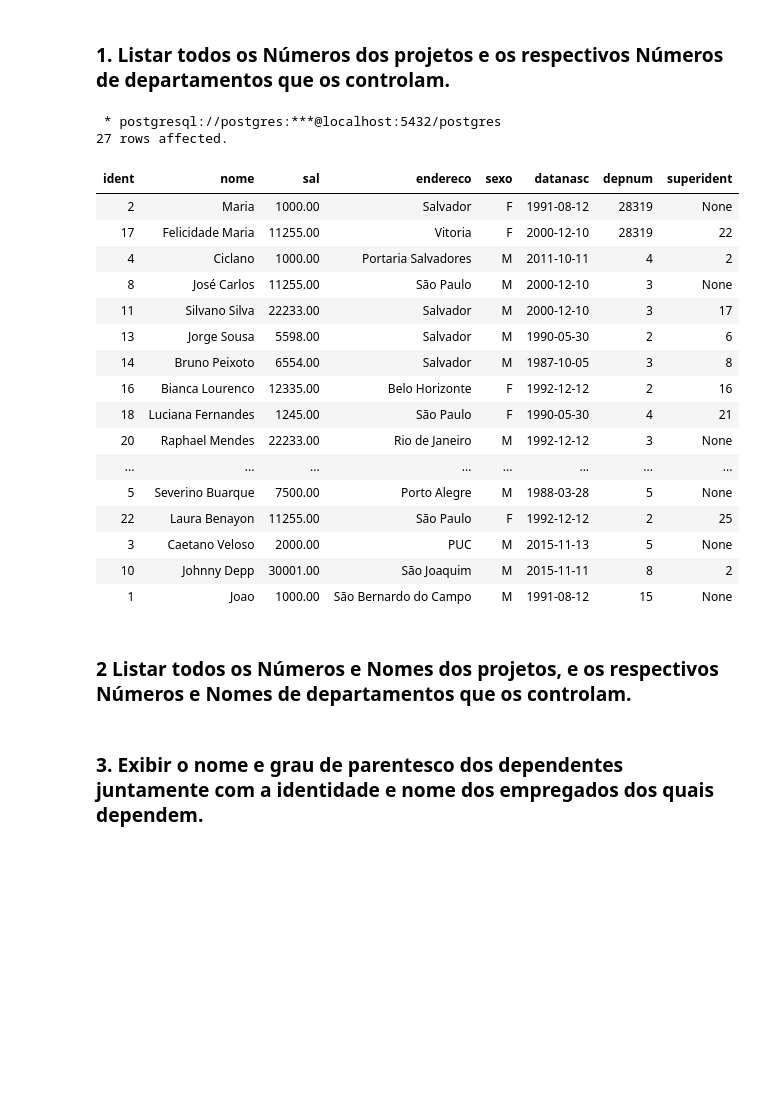
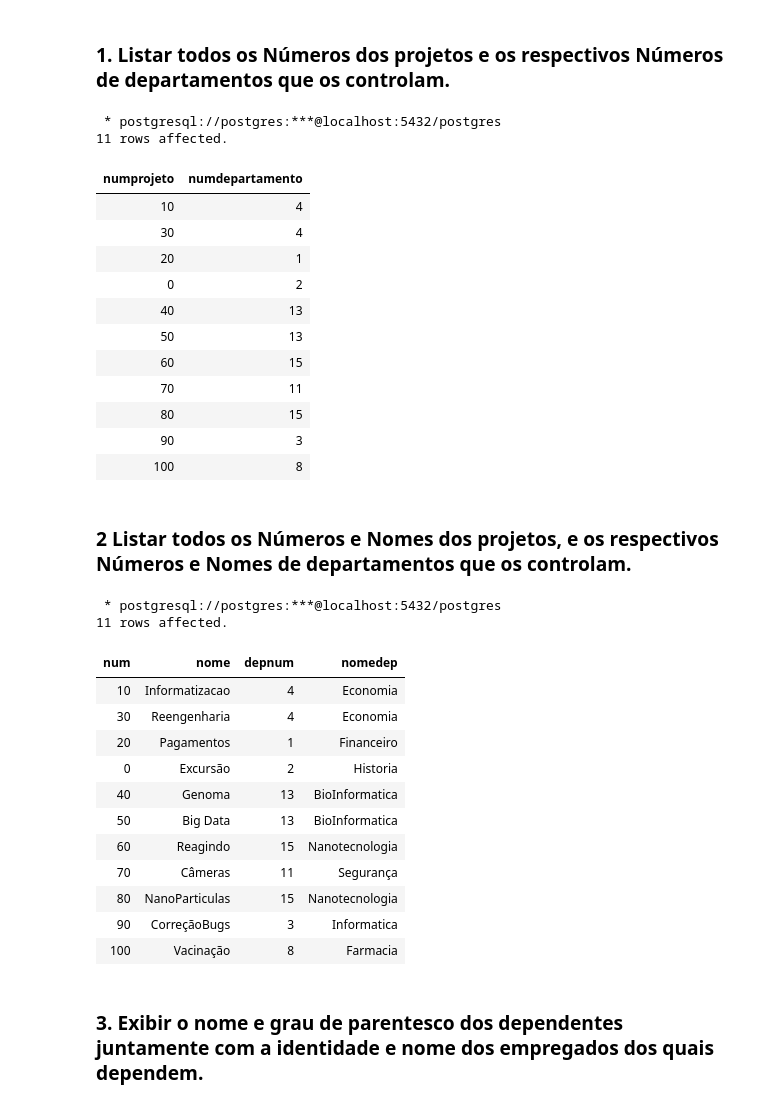
Before and after one commit to Cavalheiro93/PUCRio, a Jupyter notebook: banco-de-dados/BD_Aula3.ipynb, the cells around one changed output. Saved outputs shown, nothing was run; the diff lists cells and outputs as text; code cells hidden in the pictures; blank space fills up the shorter version.

```diff
--- a/banco-de-dados/BD_Aula3.ipynb
+++ b/banco-de-dados/BD_Aula3.ipynb
@@ -137,26 +138,22 @@ WHERE  depnum in (SELECT num
 ### 1. Listar todos os Números dos projetos e os respectivos Números de departamentos que os controlam.
 # %%
 %%sql
-SELECT * FROM empregado
+SELECT num NumProjeto, depnum NumDepartamento
+FROM PROJETO
 # %% [output]
  * postgresql://postgres:***@localhost:5432/postgres
-27 rows affected.
+11 rows affected.
-| ident | nome | sal | endereco | sexo | datanasc | depnum | superident |
-| 2 | Maria | 1000.00 | Salvador | F | 1991-08-12 | 28319 | None |
-| 17 | Felicidade Maria | 11255.00 | Vitoria | F | 2000-12-10 | 28319 | 22 |
-| 4 | Ciclano | 1000.00 | Portaria Salvadores | M | 2011-10-11 | 4 | 2 |
-| 8 | José Carlos | 11255.00 | São Paulo | M | 2000-12-10 | 3 | None |
-| 11 | Silvano Silva | 22233.00 | Salvador | M | 2000-12-10 | 3 | 17 |
-| 13 | Jorge Sousa | 5598.00 | Salvador | M | 1990-05-30 | 2 | 6 |
-| 14 | Bruno Peixoto | 6554.00 | Salvador | M | 1987-10-05 | 3 | 8 |
-| 16 | Bianca Lourenco | 12335.00 | Belo Horizonte | F | 1992-12-12 | 2 | 16 |
-| 18 | Luciana Fernandes | 1245.00 | São Paulo | F | 1990-05-30 | 4 | 21 |
-| 20 | Raphael Mendes | 22233.00 | Rio de Janeiro | M | 1992-12-12 | 3 | None |
-| ... | ... | ... | ... | ... | ... | ... | ... |
-| 5 | Severino Buarque | 7500.00 | Porto Alegre | M | 1988-03-28 | 5 | None |
-| 22 | Laura Benayon | 11255.00 | São Paulo | F | 1992-12-12 | 2 | 25 |
-| 3 | Caetano Veloso | 2000.00 | PUC | M | 2015-11-13 | 5 | None |
-| 10 | Johnny Depp | 30001.00 | São Joaquim | M | 2015-11-11 | 8 | 2 |
-| 1 | Joao | 1000.00 | São Bernardo do Campo | M | 1991-08-12 | 15 | None |
+| numprojeto | numdepartamento |
+| 10 | 4 |
+| 30 | 4 |
+| 20 | 1 |
+| 0 | 2 |
+| 40 | 13 |
+| 50 | 13 |
+| 60 | 15 |
+| 70 | 11 |
+| 80 | 15 |
+| 90 | 3 |
+| 100 | 8 |
 # %% [markdown]
 ### 2 Listar todos os Números e Nomes dos projetos, e os respectivos Números e Nomes de departamentos que os controlam.
@@ -165,2 +160,26 @@ SELECT * FROM empregado
+# %%
+%%sql
+SELECT P.NUM, P.NOME, P.DEPNUM, D.NOME AS NomeDEp
+FROM PROJETO P
+LEFT JOIN Departamento D
+ON P.DEPNUM = D.NUM
+
+-- SELECT *
+-- FROM Departamento
+# %% [output]
+ * postgresql://postgres:***@localhost:5432/postgres
+11 rows affected.
+| num | nome | depnum | nomedep |
+| 10 | Informatizacao | 4 | Economia |
+| 30 | Reengenharia | 4 | Economia |
+| 20 | Pagamentos | 1 | Financeiro |
+| 0 | Excursão | 2 | Historia |
+| 40 | Genoma | 13 | BioInformatica |
+| 50 | Big Data | 13 | BioInformatica |
+| 60 | Reagindo | 15 | Nanotecnologia |
+| 70 | Câmeras | 11 | Segurança |
+| 80 | NanoParticulas | 15 | Nanotecnologia |
+| 90 | CorreçãoBugs | 3 | Informatica |
+| 100 | Vacinação | 8 | Farmacia |
 # %% [markdown]
 ### 3. Exibir o nome e grau de parentesco dos dependentes juntamente com a identidade e nome dos empregados dos quais dependem.
```
Also changed, not shown: parts of 16 cells of this notebook.
